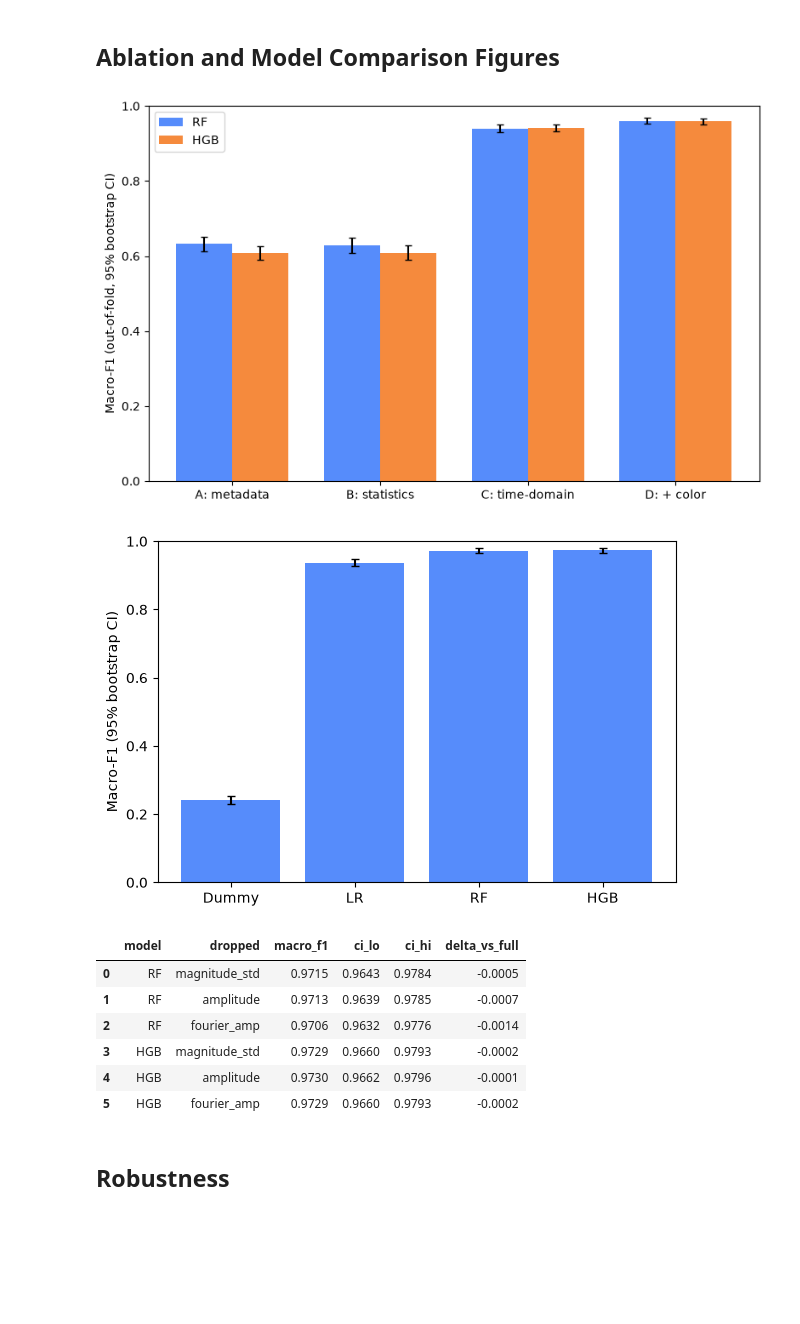
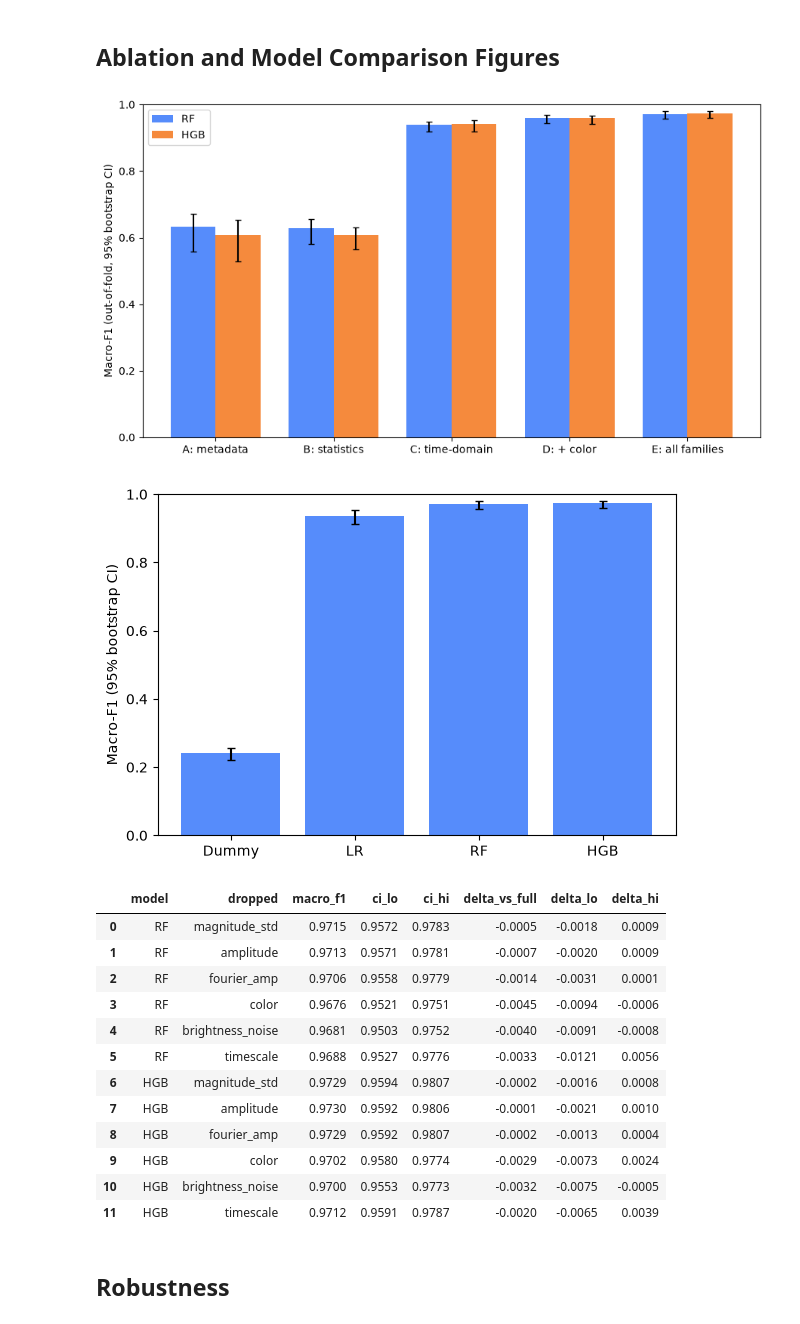
Before and after one commit to sumaitate/gaia-varstars, a Jupyter notebook: notebooks/0475_gaia_modeling.ipynb, the cells around one changed output. Drawn from its saved outputs; the diff is of its cells as text; code cells hidden in the pictures; blank space fills up the shorter version.

Commit message:
further modifications and final edits on modeling + tuning

```diff
--- a/notebooks/0475_gaia_modeling.ipynb
+++ b/notebooks/0475_gaia_modeling.ipynb
@@ -102,6 +103,11 @@ FEATURE_SETS = {
 
 for col in ["magnitude_std", "amplitude", "fourier_amp"]:
     FEATURE_SETS[f"drop_{col}"] = [c for c in BASE_FEATURES if c != col]
+
+FAMILY_DROPS = ["drop_color", "drop_brightness_noise", "drop_timescale"]
+
+for family in ["color", "brightness_noise", "timescale"]:
+    FEATURE_SETS[f"drop_{family}"] = columns([name for name in MAIN_GROUPS if name != family])
 # %% [markdown]
 ## Data
 # %%
@@ -118,7 +124,7 @@ source_cols = [
 period_cols = [
     "period_eligible", "phase_coherent_recovery",
     "relative_period_accurate", "half_period_alias",
-    "double_period_alias", "n_cycles", "sky_cell",
+    "double_period_alias", "period_status", "n_cycles", "sky_cell",
 ]
 
 feature_cols = columns(["period", "shape", "timescale", "brightness_noise"]) + FOURIER_EXTRA
@@ -144,6 +150,13 @@ dropped = len(stars) - len(features)
 stars = stars.loc[stars["source_id"].isin(features["source_id"])].reset_index(drop=True)
 assert len(stars) == len(features)
 
+labels = pd.read_csv(LABEL_FILE)
+stars = stars.merge(
+    labels[["source_id", "matches_general_class", "best_class_score"]],
+    on="source_id", how="left", validate="one_to_one",
+)
+stars["matches_general_class"] = stars["matches_general_class"].astype(bool)
+
 numeric = list(dict.fromkeys([
     *ALL_FEATURES, *FOURIER_EXTRA, "ra", "dec", "ecl_lat", "g_mean_magnitude",
     "gaia_period", "n_cycles",
@@ -153,16 +166,6 @@ stars[numeric] = stars[numeric].apply(pd.to_numeric, errors="coerce")
 stars[numeric] = stars[numeric].replace([np.inf, -np.inf], np.nan)
 
 stars["eligible"] = stars["period_eligible"].fillna(False).astype(bool)
-stars["period_recovered"] = (
-    stars["eligible"] & stars["phase_coherent_recovery"].fillna(False).astype(bool)
-)
-
-stars["period_status"] = np.select(
-    [~stars["eligible"], stars["period_recovered"]],
-    ["ineligible", "recovered"],
-    default="mismatched",
-)
-
 stars["abs_ecl_lat"] = stars["ecl_lat"].abs()
 
 oracle_stars = stars.copy()
@@ -341,7 +342,7 @@ REDUNDANCY = ["drop_magnitude_std", "drop_amplitude", "drop_fourier_amp"]
 predictions = {}
 
 for name in ["RF", "HGB"]:
-    for variant in MAIN + ABLATION + REDUNDANCY:
+    for variant in MAIN + ABLATION + REDUNDANCY + FAMILY_DROPS:
         predictions[(name, variant)] = predict_oof(name, variant)
         print(f"{name}: {variant}")
 
@@ -578,53 +654,62 @@ def bootstrap(part, first, second=None, seed=SEED):
 # %% [markdown]
 ## Ablation and Model Comparison Figures
 # %%
-labels = ["A: metadata", "B: statistics", "C: time-domain", "D: + color"]
-abl = metrics_ci.loc[metrics_ci["feature_set"].isin(ABLATION)]
+PLOT_SETS = ABLATION + ["full"]
+labels = ["A: metadata", "B: statistics", "C: time-domain", "D: + color", "E: all families"]
+abl = metrics_ci.loc[metrics_ci["feature_set"].isin(PLOT_SETS)]
 
-fig, ax = plt.subplots(figsize=(8, 5))
+fig, ax = plt.subplots(figsize=(9, 5))
 width = 0.38
 for k, name in enumerate(["RF", "HGB"]):
-    part = abl.loc[abl["model"].eq(name)].set_index("feature_set").loc[ABLATION]
-    ax.bar(np.arange(len(ABLATION)) + (k - 0.5) * width, part["macro_f1"], width, label=name,
+    part = abl.loc[abl["model"].eq(name)].set_index("feature_set").loc[PLOT_SETS]
+    ax.bar(np.arange(len(PLOT_SETS)) + (k - 0.5) * width, part["macro_f1"], width, label=name,
            yerr=[(part["macro_f1"] - part["macro_f1_lo"]).to_numpy(),
                  (part["macro_f1_hi"] - part["macro_f1"]).to_numpy()], capsize=3)
-ax.set_xticks(range(len(ABLATION)), labels)
+ax.set_xticks(range(len(PLOT_SETS)), labels)
 ax.set(ylabel="Macro-F1 (out-of-fold, 95% bootstrap CI)", ylim=(0, 1))
 ax.legend()
 fig.tight_layout()
 fig.savefig(PLOT_ROOT / "ablation.png", dpi=160, bbox_inches="tight")
 plt.show()
 
 order = ["Dummy", "LR", "RF", "HGB"]
 comp = metrics_ci.loc[metrics_ci["feature_set"].eq("full") & metrics_ci["model"].isin(order)].set_index("model").loc[order]
 fig, ax = plt.subplots(figsize=(6, 4))
 ax.bar(order, comp["macro_f1"],
        yerr=[(comp["macro_f1"] - comp["macro_f1_lo"]).to_numpy(),
              (comp["macro_f1_hi"] - comp["macro_f1"]).to_numpy()], capsize=3)
 ax.set(ylabel="Macro-F1 (95% bootstrap CI)", ylim=(0, 1))
 fig.tight_layout()
 fig.savefig(PLOT_ROOT / "model_comparison.png", dpi=160, bbox_inches="tight")
 plt.show()
 
 base = metrics_ci.set_index(["model", "feature_set"])
 redundancy = pd.DataFrame([{
     "model": n, "dropped": v.removeprefix("drop_"),
     "macro_f1": base.loc[(n, v), "macro_f1"],
     "ci_lo": base.loc[(n, v), "macro_f1_lo"], "ci_hi": base.loc[(n, v), "macro_f1_hi"],
-    "delta_vs_full": base.loc[(n, v), "macro_f1"] - base.loc[(n, "full"), "macro_f1"],
-} for n in ["RF", "HGB"] for v in REDUNDANCY])
+    "delta_vs_full": PAIRED[((n, "full"), (n, v))]["macro_f1_delta"],
+    "delta_lo": PAIRED[((n, "full"), (n, v))]["macro_f1_lo"],
+    "delta_hi": PAIRED[((n, "full"), (n, v))]["macro_f1_hi"],
+} for n in ["RF", "HGB"] for v in REDUNDANCY + FAMILY_DROPS])
 redundancy.to_csv(EXTRA_ROOT / "redundancy.csv", index=False)
 display(redundancy.round(4))
 # %% [output]
-[figure, old version]
+[figure, new version]
-[figure, old version]
+[figure, new version]
-|  | model | dropped | macro_f1 | ci_lo | ci_hi | delta_vs_full |
-| 0 | RF | magnitude_std | 0.9715 | 0.9643 | 0.9784 | -0.0005 |
-| 1 | RF | amplitude | 0.9713 | 0.9639 | 0.9785 | -0.0007 |
-| 2 | RF | fourier_amp | 0.9706 | 0.9632 | 0.9776 | -0.0014 |
-| 3 | HGB | magnitude_std | 0.9729 | 0.9660 | 0.9793 | -0.0002 |
-| 4 | HGB | amplitude | 0.9730 | 0.9662 | 0.9796 | -0.0001 |
-| 5 | HGB | fourier_amp | 0.9729 | 0.9660 | 0.9793 | -0.0002 |
+|  | model | dropped | macro_f1 | ci_lo | ci_hi | delta_vs_full | delta_lo | delta_hi |
+| 0 | RF | magnitude_std | 0.9715 | 0.9572 | 0.9783 | -0.0005 | -0.0018 | 0.0009 |
+| 1 | RF | amplitude | 0.9713 | 0.9571 | 0.9781 | -0.0007 | -0.0020 | 0.0009 |
+| 2 | RF | fourier_amp | 0.9706 | 0.9558 | 0.9779 | -0.0014 | -0.0031 | 0.0001 |
+| 3 | RF | color | 0.9676 | 0.9521 | 0.9751 | -0.0045 | -0.0094 | -0.0006 |
+| 4 | RF | brightness_noise | 0.9681 | 0.9503 | 0.9752 | -0.0040 | -0.0091 | -0.0008 |
+| 5 | RF | timescale | 0.9688 | 0.9527 | 0.9776 | -0.0033 | -0.0121 | 0.0056 |
+| 6 | HGB | magnitude_std | 0.9729 | 0.9594 | 0.9807 | -0.0002 | -0.0016 | 0.0008 |
+| 7 | HGB | amplitude | 0.9730 | 0.9592 | 0.9806 | -0.0001 | -0.0021 | 0.0010 |
+| 8 | HGB | fourier_amp | 0.9729 | 0.9592 | 0.9807 | -0.0002 | -0.0013 | 0.0004 |
+| 9 | HGB | color | 0.9702 | 0.9580 | 0.9774 | -0.0029 | -0.0073 | 0.0024 |
+| 10 | HGB | brightness_noise | 0.9700 | 0.9553 | 0.9773 | -0.0032 | -0.0075 | -0.0005 |
+| 11 | HGB | timescale | 0.9712 | 0.9591 | 0.9787 | -0.0020 | -0.0065 | 0.0039 |
 # %% [markdown]
 ## Robustness
 # %%
```
Also changed, not shown: parts of 11 cells of this notebook, 22 other files.
